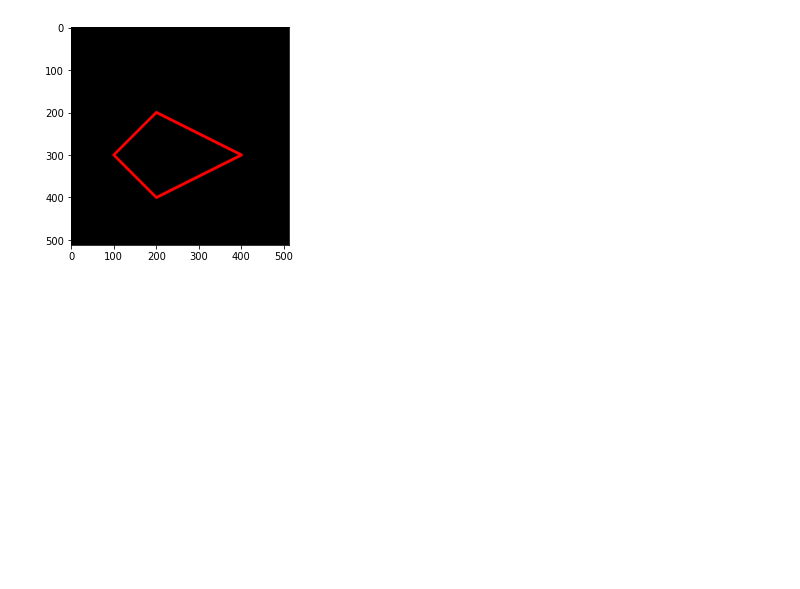
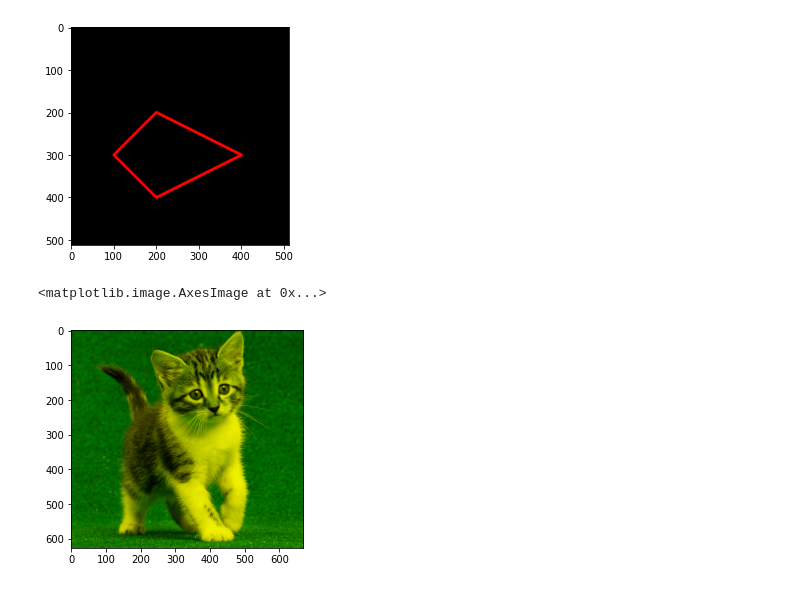
Before and after one commit to riskanursafitri/PCVK-Genap-20-21, a Jupyter notebook: Week2.ipynb, the cells around one changed output. Saved outputs shown, nothing was run; the diff lists cells and outputs as text; code cells hidden in the pictures; blank space fills up the shorter version.

```diff
--- a/Week2.ipynb
+++ b/Week2.ipynb
@@ -129,3 +129,12 @@ plt.imshow(black_img2)
 # %% [output]
 <matplotlib.image.AxesImage at 0x...>
 [figure]
+# %%
+#tugas no 1
+#red-green
+red_green = img.copy()
+red_green[:,:,2] = 0
+plt.imshow(red_green)
+# %% [output]
+<matplotlib.image.AxesImage at 0x...>
+[figure, added]
```
Also changed, not shown: parts of 7 cells of this notebook.
